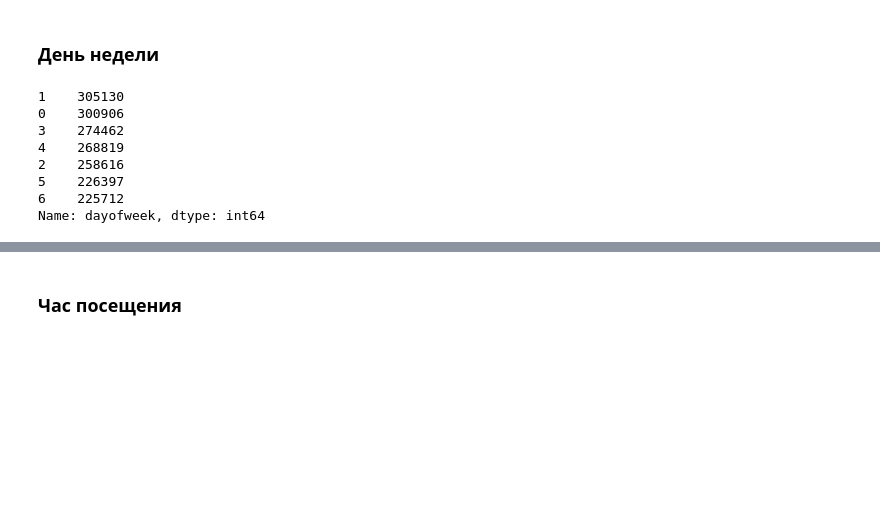
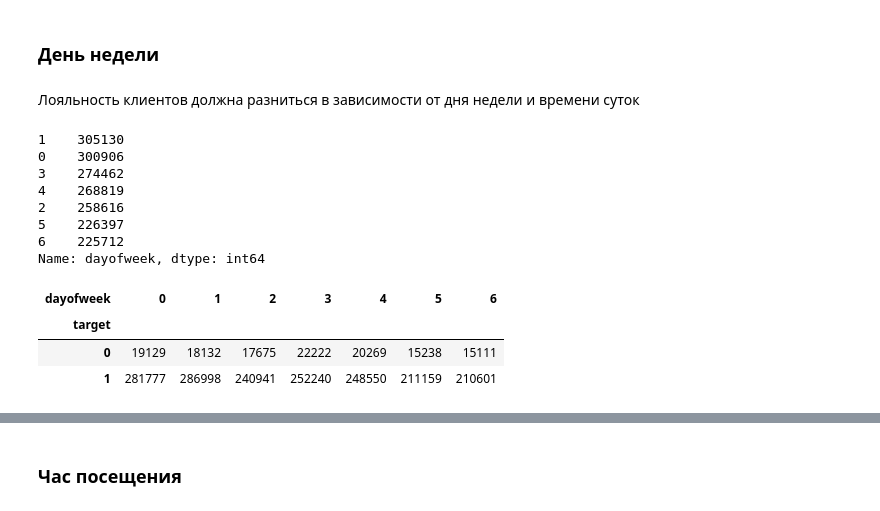
Before and after one commit to jestenok-old/SberAuto, a Jupyter notebook: main.ipynb, the cells around one changed output, grey strips where cells are left out. Drawn from its saved outputs; the diff is of its cells as text; code cells hidden in the pictures; blank space fills up the shorter version.

```diff
--- a/main.ipynb
+++ b/main.ipynb
@@ -287,6 +334,8 @@ df['is_advertising'].value_counts()
 Name: is_advertising, dtype: int64
 # %% [markdown]
 ### День недели
+# %% [markdown]
+Лояльность клиентов должна разниться в зависимости от дня недели и времени суток
 # %%
 df['dayofweek'] = df['visit_date'].dt.dayofweek.astype('str')
 # %%
@@ -300,3 +349,15 @@ df['dayofweek'].value_counts()
 5    226397
 6    225712
 Name: dayofweek, dtype: int64
+# %%
+pivot = df.pivot_table(index=['target'],
+                       columns=['dayofweek'],
+                       aggfunc='size',
+                       fill_value=0)
+# %%
+pivot
+# %% [output]
+| dayofweek | 0 | 1 | 2 | 3 | 4 | 5 | 6 |
+| target |  |  |  |  |  |  |  |
+| 0 | 19129 | 18132 | 17675 | 22222 | 20269 | 15238 | 15111 |
+| 1 | 281777 | 286998 | 240941 | 252240 | 248550 | 211159 | 210601 |
```
Also changed, not shown: parts of 47 cells of this notebook, 3 other files.
